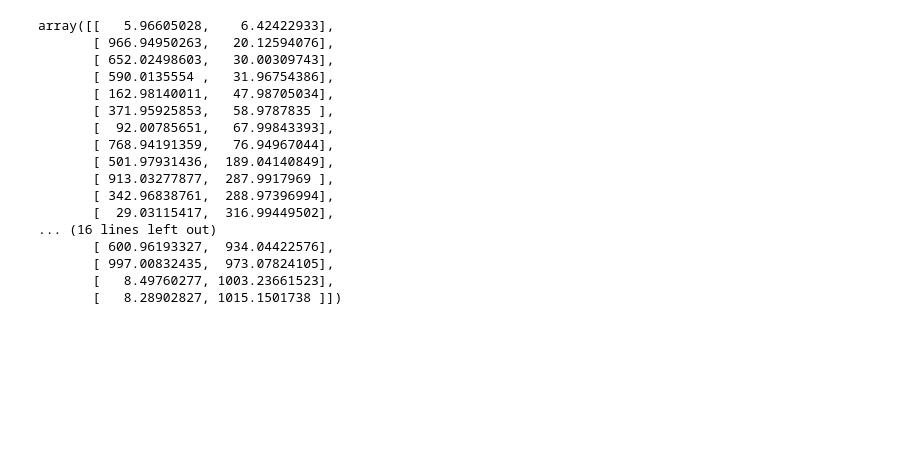
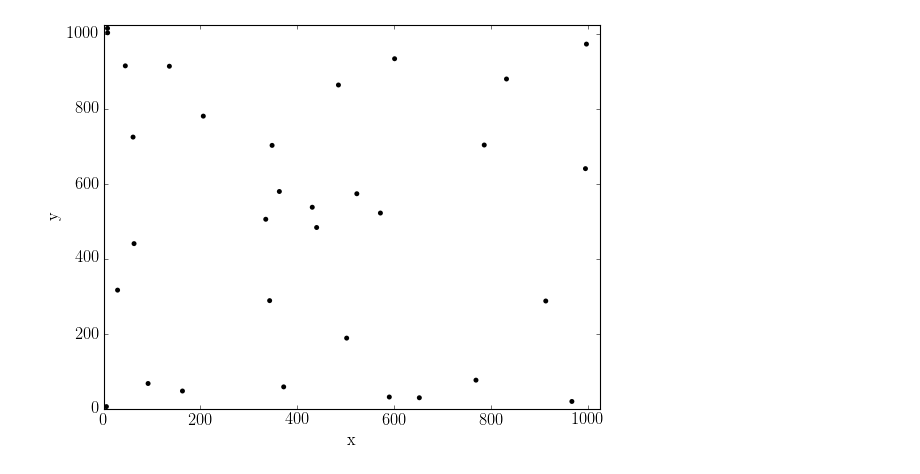
Before and after one commit to jbirky/AsteroidAstrometry, a Jupyter notebook: positions.ipynb, the cells around one changed output. Cells and saved outputs as stored; diff of their text form; code cells hidden in the pictures; blank space fills up the shorter version.

```diff
--- a/positions.ipynb
+++ b/positions.ipynb
@@ -217,20 +52,9 @@ plt.show()
-# %%
-centroids
-# %% [output]
-array([[   5.96605028,    6.42422933],
-       [ 966.94950263,   20.12594076],
-       [ 652.02498603,   30.00309743],
-       [ 590.0135554 ,   31.96754386],
-       [ 162.98140011,   47.98705034],
-       [ 371.95925853,   58.9787835 ],
-       [  92.00785651,   67.99843393],
-       [ 768.94191359,   76.94967044],
-       [ 501.97931436,  189.04140849],
-       [ 913.03277877,  287.9917969 ],
-       [ 342.96838761,  288.97396994],
-       [  29.03115417,  316.99449502],
-... (16 lines left out)
-       [ 600.96193327,  934.04422576],
-       [ 997.00832435,  973.07824105],
-       [   8.49760277, 1003.23661523],
-       [   8.28902827, 1015.1501738 ]])
+# %%
+plt.scatter(centroids.T[0], centroids.T[1], color='k', edgecolor='none')
+plt.xlim(0,1024)
+plt.ylim(0,1024)
+plt.xlabel('x')
+plt.ylabel('y')
+plt.show()
+# %% [output]
+[figure, added]
```
Also changed, not shown: parts of 6 cells of this notebook, 4 other files.
